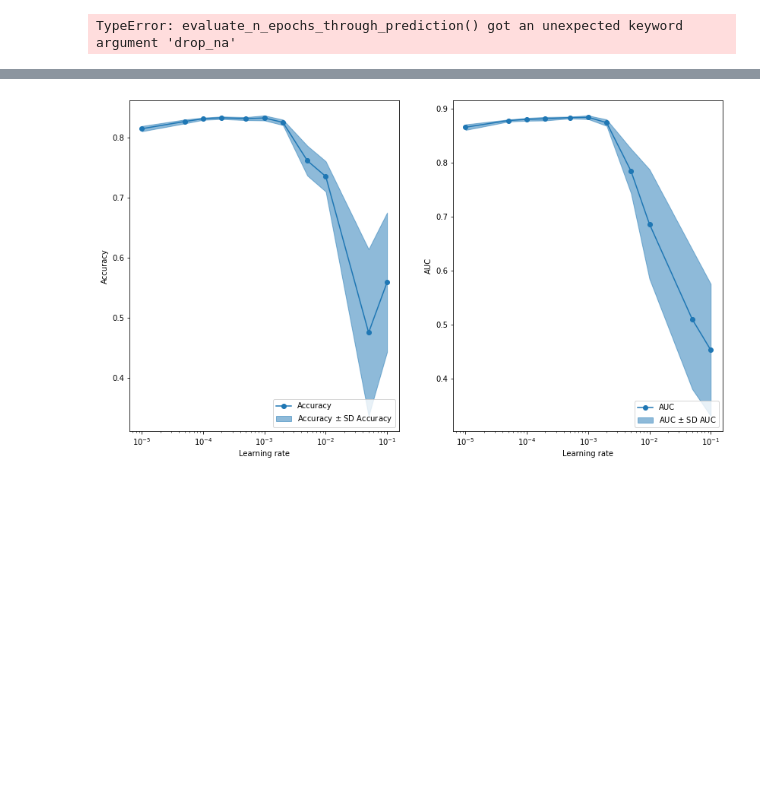
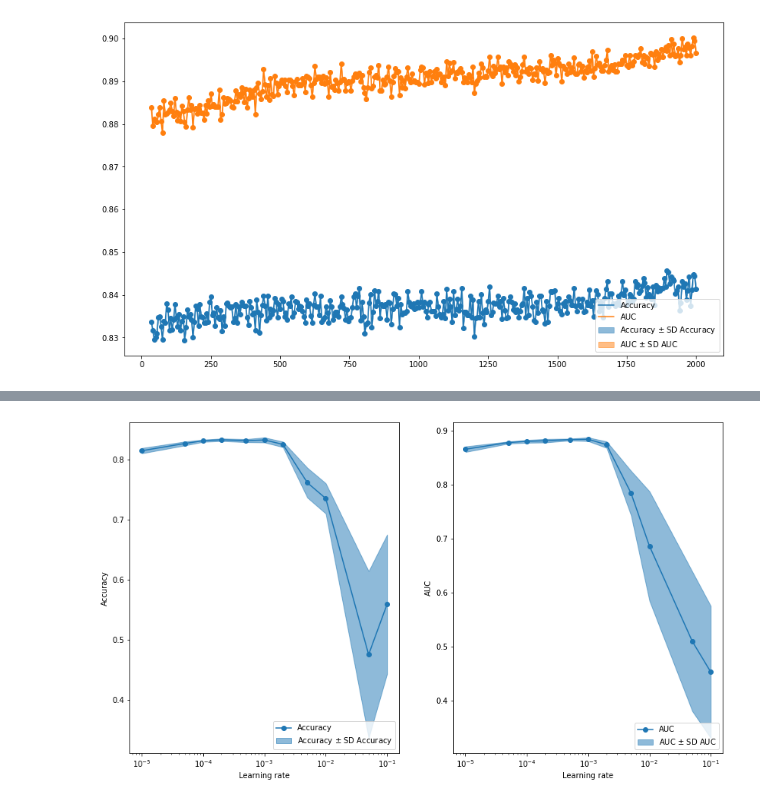
Before and after one commit to ArneRustad/Master-thesis-cf, a Jupyter notebook: scripts/tabGAN_hyperparam_tuning.ipynb, the cells around one changed output, grey strips where cells are left out. Drawn from its saved outputs; the diff is of its cells as text; code cells hidden in the pictures; blank space fills up the shorter version.

```diff
--- a/scripts/tabGAN_hyperparam_tuning.ipynb
+++ b/scripts/tabGAN_hyperparam_tuning.ipynb
@@ -43,8 +43,13 @@ progress_bar_subsubprocess = True
 retrain = False
 # %%
 tg_qtr = TabGAN(data_train, n_critic = n_critic, opt_lr = opt_lr, adam_beta1 = adam_beta1,
-              quantile_transformation_int = True, quantile_rand_transformation = False,
+              quantile_transformation_int = True, quantile_rand_transformation = True,
              noise_discrete_unif_max = noise_discrete_unif_max,
                 gumbel_temperature = 0.5, jit_compile=False)
-n_epochs_vec = np.arange(1,5).tolist() + np.arange(5, 1001, 5).tolist()
-n_synthetic_datasets_epochs_comparison = 25
+n_epochs_vec = np.arange(1,5).tolist() + np.arange(5, 2001, 5).tolist()
+n_synthetic_datasets_epochs_comparison = 1
+# %%
+tg_qtr.train(1, progress_bar=True, restart_training=True)
+# %%
+acc, auc, cats = helpers.eval.fit_and_evaluate_xgboost(data_train, data_test, retcats=True)
+helpers.eval.fit_and_evaluate_xgboost(tg_qtr.sample(), data_test, categories=cats)
@@ -61,15 +69,15 @@ helpers.hp_tuning.generate_multiple_datasets_for_multiple_epochs_fast(
 # %%
 result_n_epochs = helpers.hp_tuning.evaluate_n_epochs_through_prediction(
     data_train=data_train,
     data_test=data_test,
     dataset_dir = const.dir.hyperparams_tuning(),
     subfolder="tabGAN-qtr",
-    n_epochs_vec = n_epochs_vec,
+    n_epochs_vec = np.array(n_epochs_vec)[10:], #n_epochs_vec,
     n_synthetic_datasets = n_synthetic_datasets_epochs_comparison,
     save_dir = const.dir.images(),
     save_path = "predictive_performance_against_n_epochs.svg",
     legend_pos="lower right",
     drop_na=True
 )
 # %% [output]
-TypeError: evaluate_n_epochs_through_prediction() got an unexpected keyword argument 'drop_na'
+[figure, added]
```
Also changed, not shown: parts of 4 cells of this notebook, 5 other files.
